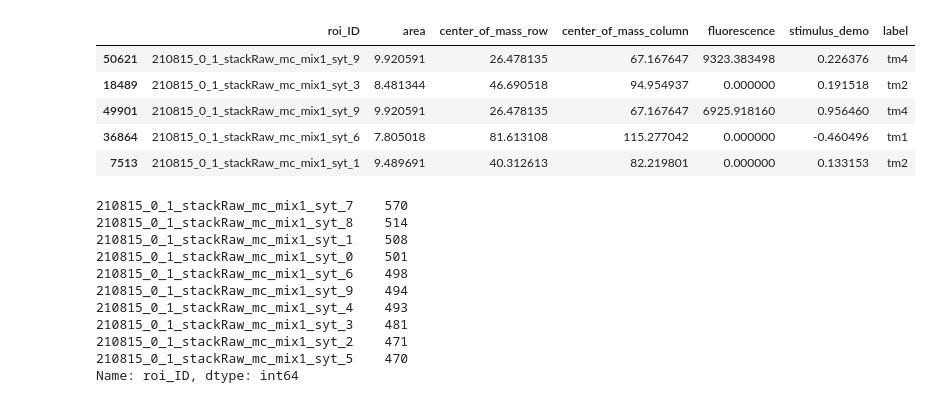
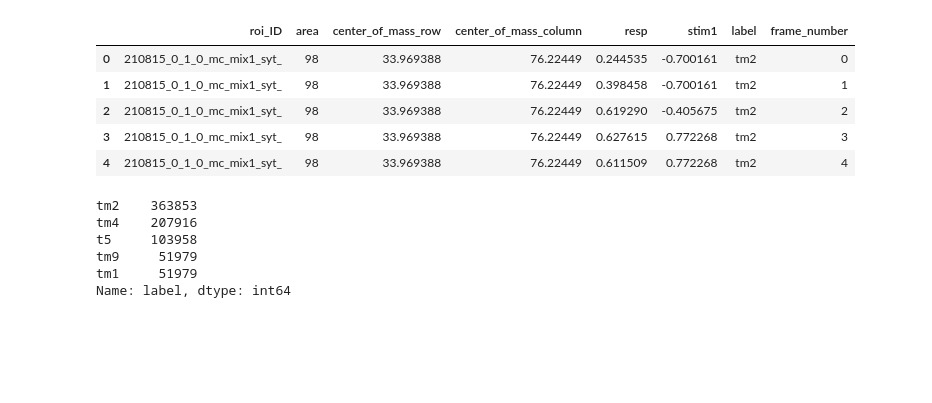
Before and after one commit to laurenneal/capstone-visual-neuroscience, a Jupyter notebook: scikit_test.ipynb, the cells around one changed output. Cells and saved outputs as stored; diff of their text form; code cells hidden in the pictures; blank space fills up the shorter version.

```diff
--- a/scikit_test.ipynb
+++ b/scikit_test.ipynb
@@ -7,0 +32,8 @@ Mounted at /content/drive
+# %%
+#Get the filepaths to the csv's we're interested in
+
+root = '/content/drive/MyDrive/DS6011_Capstone_VisualNeuroscience/Seeded_CNMF/Extracted_Features/210815_0_allStacks_mc_mix1_syt_rawExtracts/1 Frame/'
+files = os.listdir(root)
+#spatial_files = [s for s in spatial_files if date_fly in s and '.h5' in s]
+filepaths = [root + s for s in files]
+filepaths
@@ -8,29 +52,23 @@ Mounted at /content/drive
 # %%
 #pull in the single framed features
-import pandas as pd
-#This is the old results file with bad ROIs and the old stimulus values, need to use new features once extracted
-df = pd.read_csv('/content/drive/MyDrive/DS6011_Capstone_VisualNeuroscience/Seeded_CNMF/Extracted_Features/210815_0_1_label_mc_mix1_syt_features_1Frame_demo.csv')
+df = pd.concat(map(pd.read_csv, filepaths), ignore_index=True)
+
 #drop duplicates and sample just 5000 obs for speed, need more observations for actually training
-df = df.drop(columns = ['Unnamed: 0']).drop_duplicates().sample(5000)
+df = df.drop(columns = ['Unnamed: 0']).drop_duplicates()
 df.head()
 # %% [output]
-|  | roi_ID | area | center_of_mass_row | center_of_mass_column | fluorescence | stimulus_demo | label |
-| 50621 | 210815_0_1_stackRaw_mc_mix1_syt_9 | 9.920591 | 26.478135 | 67.167647 | 9323.383498 | 0.226376 | tm4 |
-| 18489 | 210815_0_1_stackRaw_mc_mix1_syt_3 | 8.481344 | 46.690518 | 94.954937 | 0.000000 | 0.191518 | tm2 |
-| 49901 | 210815_0_1_stackRaw_mc_mix1_syt_9 | 9.920591 | 26.478135 | 67.167647 | 6925.918160 | 0.956460 | tm4 |
-| 36864 | 210815_0_1_stackRaw_mc_mix1_syt_6 | 7.805018 | 81.613108 | 115.277042 | 0.000000 | -0.460496 | tm1 |
-| 7513 | 210815_0_1_stackRaw_mc_mix1_syt_1 | 9.489691 | 40.312613 | 82.219801 | 0.000000 | 0.133153 | tm2 |
+|  | roi_ID | area | center_of_mass_row | center_of_mass_column | resp | stim1 | label | frame_number |
+| 0 | 210815_0_1_0_mc_mix1_syt_ | 98 | 33.969388 | 76.22449 | 0.244535 | -0.700161 | tm2 | 0 |
+| 1 | 210815_0_1_0_mc_mix1_syt_ | 98 | 33.969388 | 76.22449 | 0.398458 | -0.700161 | tm2 | 1 |
+| 2 | 210815_0_1_0_mc_mix1_syt_ | 98 | 33.969388 | 76.22449 | 0.619290 | -0.405675 | tm2 | 2 |
+| 3 | 210815_0_1_0_mc_mix1_syt_ | 98 | 33.969388 | 76.22449 | 0.627615 | 0.772268 | tm2 | 3 |
+| 4 | 210815_0_1_0_mc_mix1_syt_ | 98 | 33.969388 | 76.22449 | 0.611509 | 0.772268 | tm2 | 4 |
 # %%
-df['roi_ID'].value_counts()
+df['label'].value_counts()
 # %% [output]
-210815_0_1_stackRaw_mc_mix1_syt_7    570
-210815_0_1_stackRaw_mc_mix1_syt_8    514
-210815_0_1_stackRaw_mc_mix1_syt_1    508
-210815_0_1_stackRaw_mc_mix1_syt_0    501
-210815_0_1_stackRaw_mc_mix1_syt_6    498
-210815_0_1_stackRaw_mc_mix1_syt_9    494
-210815_0_1_stackRaw_mc_mix1_syt_4    493
-210815_0_1_stackRaw_mc_mix1_syt_3    481
-210815_0_1_stackRaw_mc_mix1_syt_2    471
-210815_0_1_stackRaw_mc_mix1_syt_5    470
-Name: roi_ID, dtype: int64
+tm2    363853
+tm4    207916
+t5     103958
+tm9     51979
+tm1     51979
+Name: label, dtype: int64
```
Also changed, not shown: parts of 21 cells of this notebook.
